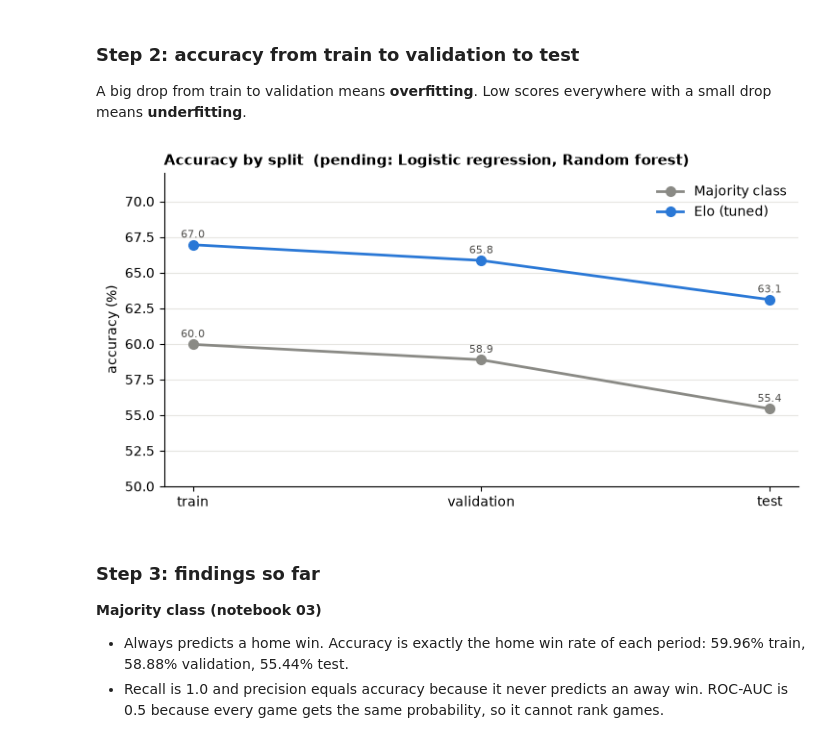
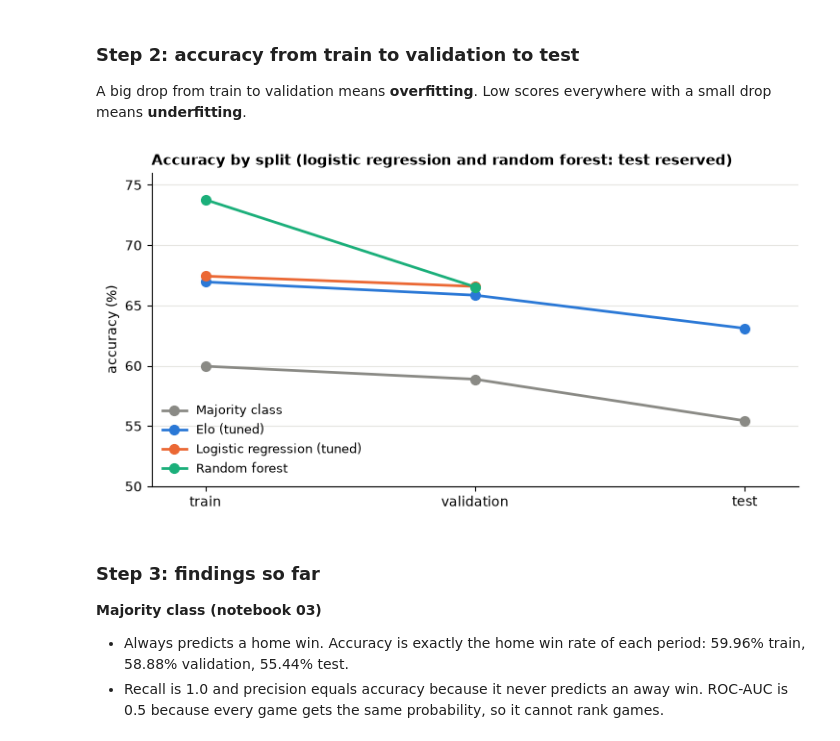
Before and after one commit to linjustin8/cis4930-nba-ml-project, a Jupyter notebook: notebooks/07_summary_status_check.ipynb, the cells around one changed output. Saved outputs shown, nothing was run; the diff lists cells and outputs as text; code cells hidden in the pictures.

Commit message:
Add LR and RF results, fit fixes, and remaining work plan to summary

```diff
--- a/notebooks/07_summary_status_check.ipynb
+++ b/notebooks/07_summary_status_check.ipynb
@@ -18,7 +20,7 @@ import numpy as np
 import pandas as pd
 import matplotlib.pyplot as plt
 
-# copied from each model notebook's results table (Step 6 in 03, Step 7 in 04)
+# copied from each model notebook's results table (Step 6 in 03, Step 7 in 04, Step 7 in 05, Step 4 in 06)
 # columns: model, notebook, split, accuracy, roc_auc, log_loss
 rows = [
     ("Majority class", "03", "train",      0.5996, 0.5000, 0.6732),
@@ -27,13 +29,12 @@ rows = [
     ("Elo (tuned)",    "04", "train",      0.6695, 0.7101, 0.6052),
     ("Elo (tuned)",    "04", "validation", 0.6585, 0.6953, 0.6182),
     ("Elo (tuned)",    "04", "test",       0.6310, 0.6705, 0.6465),
-    # pending: fill in when notebooks 05 and 06 are done
-    ("Logistic regression", "05", "train",      np.nan, np.nan, np.nan),
-    ("Logistic regression", "05", "validation", np.nan, np.nan, np.nan),
-    ("Logistic regression", "05", "test",       np.nan, np.nan, np.nan),
-    ("Random forest", "06", "train",      np.nan, np.nan, np.nan),
-    ("Random forest", "06", "validation", np.nan, np.nan, np.nan),
-    ("Random forest", "06", "test",       np.nan, np.nan, np.nan),
+    ("Logistic regression (tuned)", "05", "train",      0.6743, 0.7198, 0.5983),
+    ("Logistic regression (tuned)", "05", "validation", 0.6658, 0.7029, 0.6142),
+    ("Logistic regression (tuned)", "05", "test",       np.nan, np.nan, np.nan),   # reserved for the final
+    ("Random forest", "06", "train",      0.7377, 0.8101, 0.5356),
+    ("Random forest", "06", "validation", 0.6654, 0.7023, 0.6143),
+    ("Random forest", "06", "test",       np.nan, np.nan, np.nan),                 # reserved for the final
 ]
 results = pd.DataFrame(rows, columns=["model", "notebook", "split", "accuracy", "roc_auc", "log_loss"])
 
@@ -41,7 +42,7 @@ models = list(dict.fromkeys(results["model"]))
 splits = ["train", "validation", "test"]
 table = results.pivot(index="model", columns="split", values=["accuracy", "roc_auc", "log_loss"])
 table = table.reindex(index=models, columns=pd.MultiIndex.from_product([["accuracy", "roc_auc", "log_loss"], splits]))
-table.round(4).astype(object).where(table.notna(), "pending")
+table.round(4).astype(object).where(table.notna(), "reserved")
 # %% [output]
 |  | accuracy |  |  | roc_auc |  |  | log_loss |  |  |
 |  | train | validation | test | train | validation | test | train | validation | test |
@@ -56,23 +57,22 @@ A big drop from train to validation means **overfitting**. Low scores everywhere
 # %%
 done = results.dropna(subset=["accuracy"])
 done_models = list(dict.fromkeys(done["model"]))
 colors = ["#8a8a85", "#2a78d6", "#eb6834", "#1baf7a"]   # one fixed color per model, in table order
 
 fig, ax = plt.subplots(figsize=(7.5, 4))
 for m in done_models:
     color = colors[models.index(m)]
-    vals = [done[(done["model"] == m) & (done["split"] == s)]["accuracy"].iloc[0] * 100 for s in splits]
-    ax.plot(splits, vals, color=color, lw=2, marker="o", ms=7, label=m)
-    for x, v in zip(splits, vals):
-        ax.text(x, v + 0.5, f"{v:.1f}", ha="center", fontsize=8, color="#52514e")
-ax.set_ylim(50, 72); ax.set_ylabel("accuracy (%)")
+    d = done[done["model"] == m].set_index("split").reindex(splits)["accuracy"].dropna() * 100   # test may be reserved
+    xs = [splits.index(s) for s in d.index]
+    ax.plot(xs, d.values, color=color, lw=2, marker="o", ms=7, label=m)   # exact values are in the table above
+ax.set_xticks(range(len(splits))); ax.set_xticklabels(splits); ax.set_xlim(-0.2, 2.2)
+ax.set_ylim(50, 76); ax.set_ylabel("accuracy (%)")
 ax.spines[["top", "right"]].set_visible(False); ax.grid(axis="y", color="#e6e5e1")
-ax.legend(frameon=False, loc="upper right")
-pending = [m for m in models if m not in done_models]
-ax.set_title("Accuracy by split" + (f"  (pending: {', '.join(pending)})" if pending else ""), loc="left", fontweight="bold", fontsize=11)
+ax.legend(frameon=False, loc="lower left", fontsize=9)
+ax.set_title("Accuracy by split (logistic regression and random forest: test reserved)", loc="left", fontweight="bold", fontsize=11)
 plt.tight_layout(); plt.show()
 # %% [output]
-[figure, old version]
+[figure, new version]
 # %% [markdown]
 ### Step 3: findings so far
 
```
Also changed, not shown: parts of 7 cells of this notebook.
